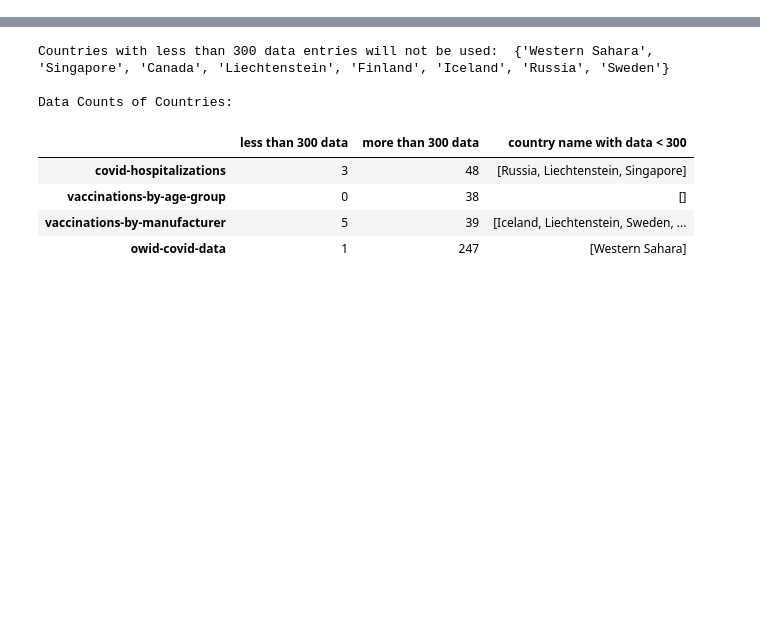
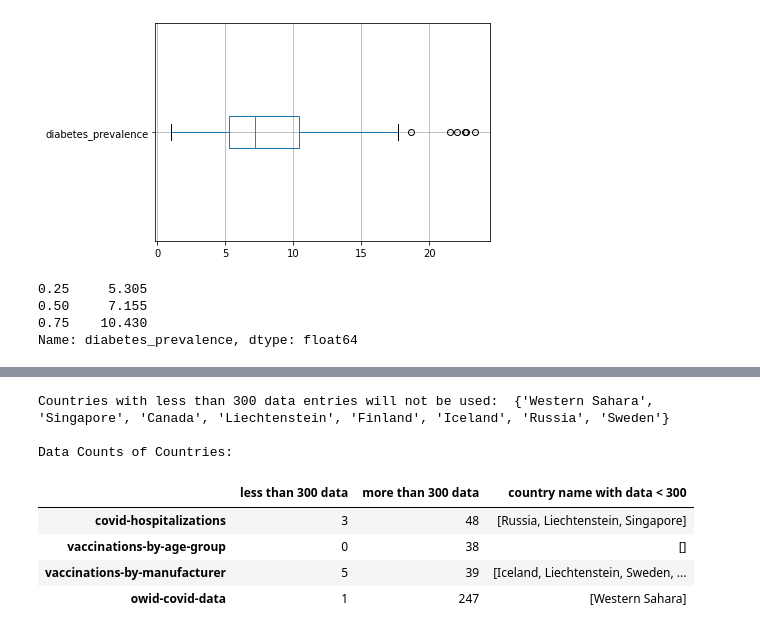
Before and after one commit to Yung-Hsin-Chen/Causalities-of-Covid-Pandemics, a Jupyter notebook: final_project/src/visualization/visualize_EDA.ipynb, the cells around one changed output, grey strips where cells are left out. Drawn from its saved outputs; the diff is of its cells as text; code cells hidden in the pictures; blank space fills up the shorter version.

```diff
--- a/final_project/src/visualization/visualize_EDA.ipynb
+++ b/final_project/src/visualization/visualize_EDA.ipynb
@@ -8,0 +39,14 @@ covid_df = pd.read_hdf("../../data/external/owid-covid-data.h5")
+# %%
+# 3. Diabetes prevalence related.
+# We use the same methods as in 2.
+df1 = df.loc[df["diabetes_prevalence"] > 0]
+df1.boxplot('diabetes_prevalence', vert=False)
+plt.show()
+
+print(df1['diabetes_prevalence'].quantile([0.25, 0.5, 0.75]))
+# %% [output]
+[figure, added]
+0.25     5.305
+0.50     7.155
+0.75    10.430
+Name: diabetes_prevalence, dtype: float64
```
Also changed, not shown: parts of 6 cells of this notebook.
